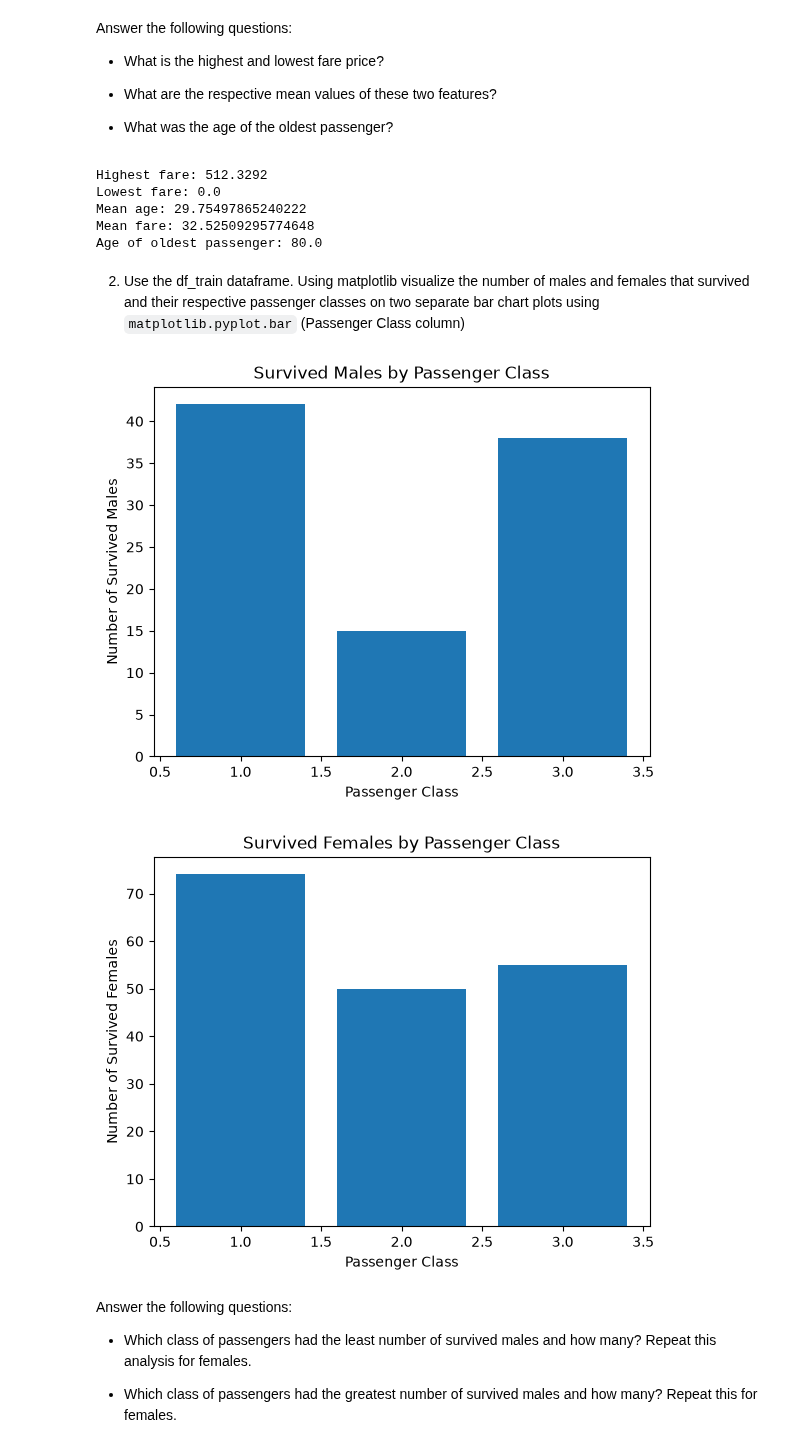
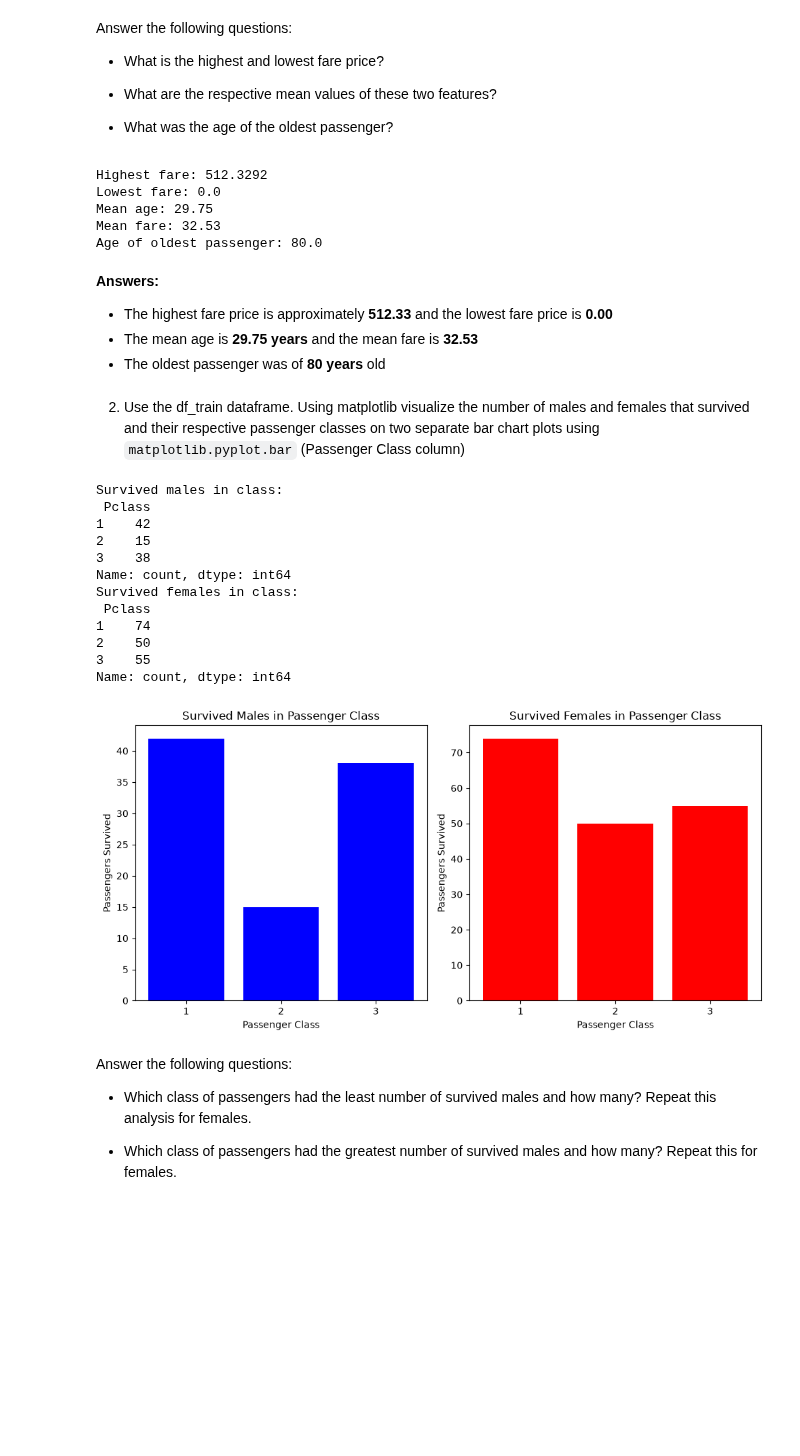
Before and after one commit to MandarBavdane/CS583-DL, a Jupyter notebook: Assignment_1/Logistic_Regression_with_Sklearn-1_Solution.ipynb, the cells around one changed output. Drawn from its saved outputs; the diff is of its cells as text; code cells hidden in the pictures; blank space fills up the shorter version.

```diff
--- a/Assignment_1/Logistic_Regression_with_Sklearn-1_Solution.ipynb
+++ b/Assignment_1/Logistic_Regression_with_Sklearn-1_Solution.ipynb
@@ -163,35 +186,58 @@ Answer the following questions:
 # %%
 print('Highest fare:', df_train['Fare'].max())
 print('Lowest fare:', df_train['Fare'].min())
-print('Mean age:', df_train['Age'].mean())
-print('Mean fare:', df_train['Fare'].mean())
+print('Mean age:', df_train['Age'].mean().round(2))
+print('Mean fare:', df_train['Fare'].mean().round(2))
 print('Age of oldest passenger:', df_train['Age'].max())
 # %% [output]
 Highest fare: 512.3292
 Lowest fare: 0.0
-Mean age: 29.75497865240222
-Mean fare: 32.52509295774648
+Mean age: 29.75
+Mean fare: 32.53
 Age of oldest passenger: 80.0
+# %% [markdown]
+**Answers:**
+- The highest fare price is approximately **512.33** and the lowest fare price is **0.00**
+- The mean age is **29.75 years** and the mean fare is **32.53**
+- The oldest passenger was of **80 years** old
 # %% [markdown]
 2. Use the df_train dataframe. Using matplotlib visualize the number of males and females that survived and their respective passenger classes on two separate bar chart plots using `matplotlib.pyplot.bar` (Passenger Class column)
-# %%
-male_survived = df_train[df_train['Sex'] == 'male'].groupby('Pclass')['Survived'].sum()
-female_survived = df_train[df_train['Sex'] == 'female'].groupby('Pclass')['Survived'].sum()
-
-plt.bar(male_survived.index, male_survived.values)
-plt.xlabel('Passenger Class')
-plt.ylabel('Number of Survived Males')
-plt.title('Survived Males by Passenger Class')
-plt.show()
-
-plt.bar(female_survived.index, female_survived.values)
-plt.xlabel('Passenger Class')
-plt.ylabel('Number of Survived Females')
-plt.title('Survived Females by Passenger Class')
-plt.show()
-# %% [output]
-[figure, removed]
-[figure, removed]
+# %%
+survived = df_train[df_train['Survived'] == 1]
+male_counts = survived[survived['Sex'] == 'male']['Pclass'].value_counts().sort_index()
+female_counts = survived[survived['Sex'] == 'female']['Pclass'].value_counts().sort_index()
+
+print('Survived males in class:\n', male_counts)
+print('Survived females in class:\n', female_counts)
+
+fig, axes = plt.subplots(1, 2, figsize=(10, 5))
+
+axes[0].bar(male_counts.index.astype(str), male_counts.values, color='blue')
+axes[0].set_xlabel('Passenger Class')
+axes[0].set_ylabel('Passengers Survived')
+axes[0].set_title('Survived Males in Passenger Class')
+
+axes[1].bar(female_counts.index.astype(str), female_counts.values, color='red')
+axes[1].set_xlabel('Passenger Class')
+axes[1].set_ylabel('Passengers Survived')
+axes[1].set_title('Survived Females in Passenger Class')
+
+plt.tight_layout()
+plt.show()
+# %% [output]
+Survived males in class:
+ Pclass
+1    42
+2    15
+3    38
+Name: count, dtype: int64
+Survived females in class:
+ Pclass
+1    74
+2    50
+3    55
+Name: count, dtype: int64
+[figure, added]
 # %% [markdown]
 Answer the following questions:
 - Which class of passengers had the least number of survived males and how many? Repeat this analysis for females.
```
Also changed, not shown: parts of 19 cells of this notebook.
